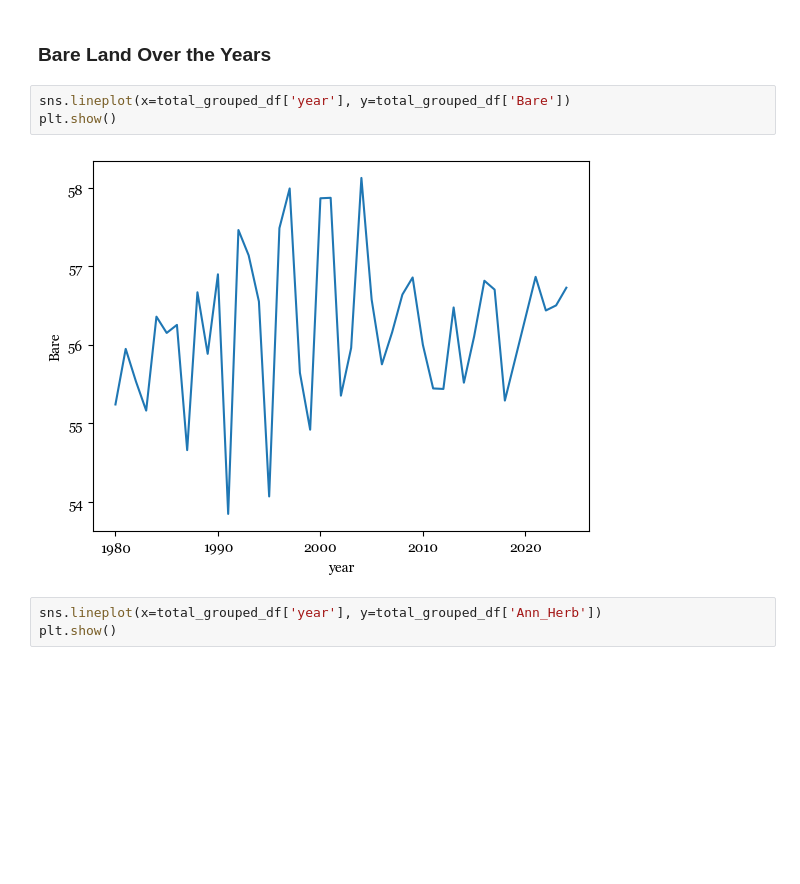
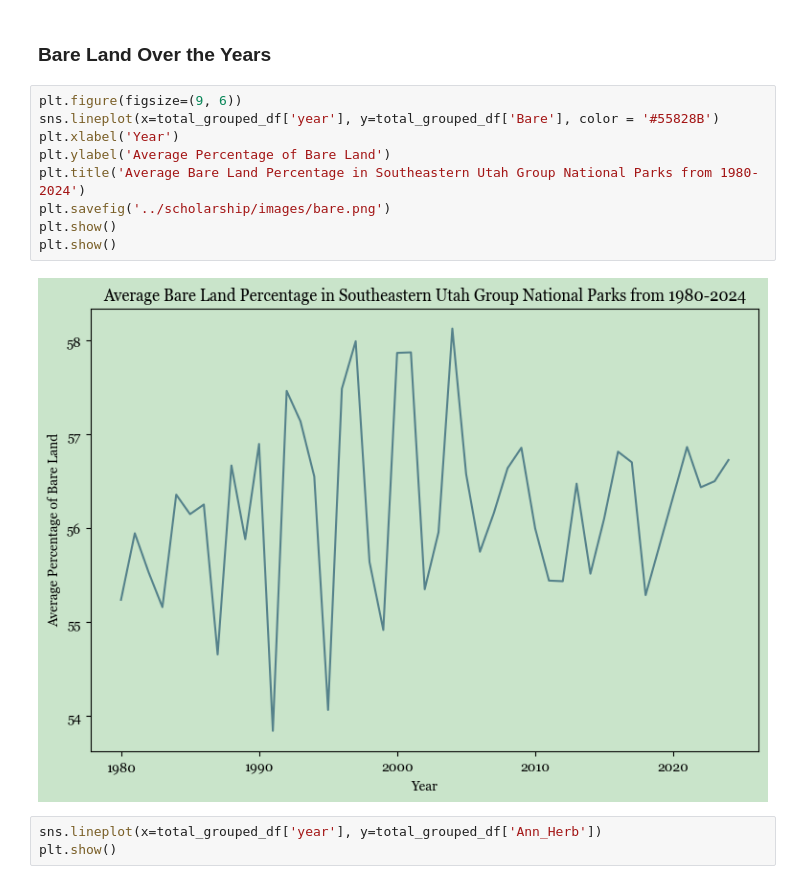
Before and after one commit to lindsaystrong7/dsan-scholarship-project, a Jupyter notebook: code/eda.ipynb, the cells around one changed output. Saved outputs shown, nothing was run; the diff lists cells and outputs as text; blank space fills up the shorter version.

```diff
--- a/code/eda.ipynb
+++ b/code/eda.ipynb
@@ -325,10 +332,16 @@ plt.show()
 # %% [markdown]
 ### Bare Land Over the Years
-# %%
-sns.lineplot(x=total_grouped_df['year'], y=total_grouped_df['Bare'])
-plt.show()
-# %% [output]
-[figure, removed]
+# %%
+plt.figure(figsize=(9, 6))
+sns.lineplot(x=total_grouped_df['year'], y=total_grouped_df['Bare'], color = '#55828B')
+plt.xlabel('Year')
+plt.ylabel('Average Percentage of Bare Land')
+plt.title('Average Bare Land Percentage in Southeastern Utah Group National Parks from 1980-2024')
+plt.savefig('../scholarship/images/bare.png')
+plt.show()
+plt.show()
+# %% [output]
+[figure, added]
 # %%
 sns.lineplot(x=total_grouped_df['year'], y=total_grouped_df['Ann_Herb'])
 plt.show()
```
Also changed, not shown: parts of 11 cells of this notebook, 59 other files.
